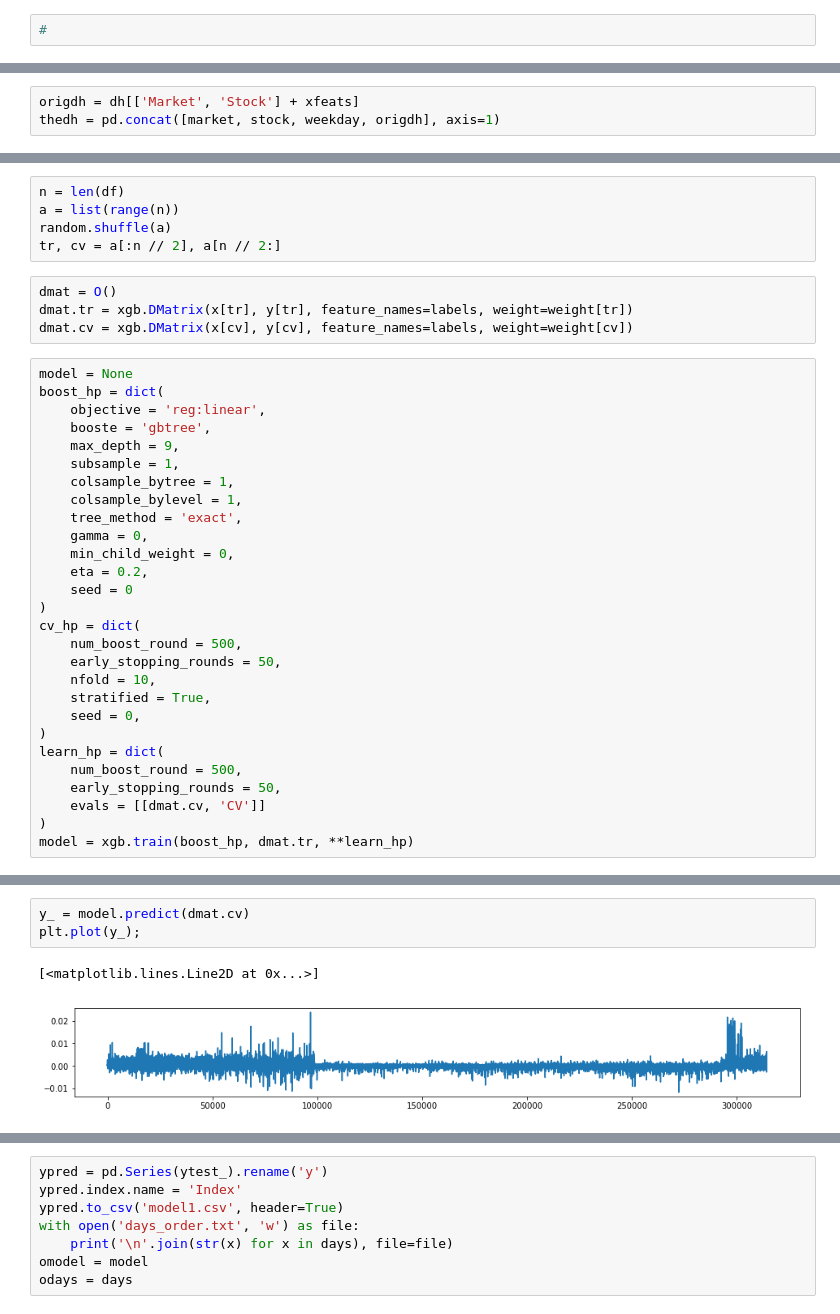
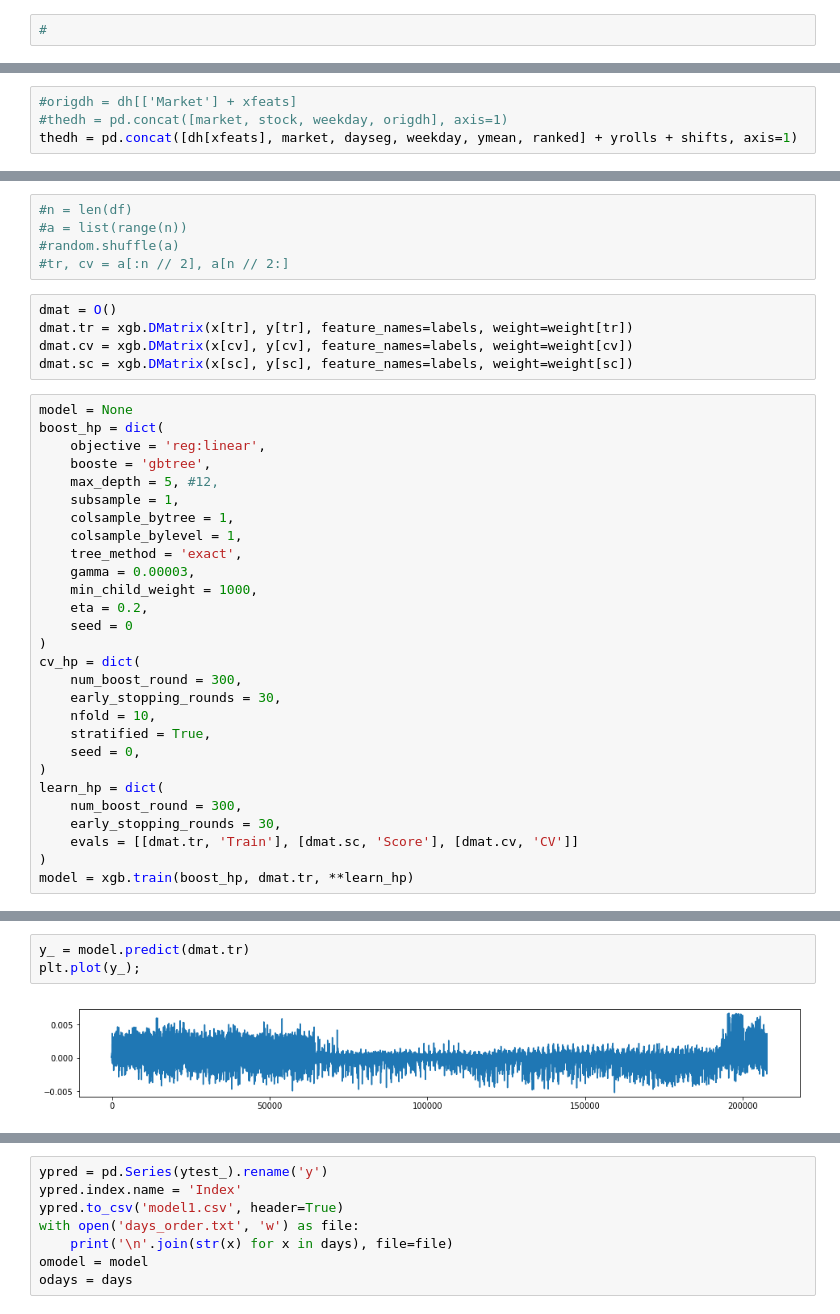
Before and after one commit to yumichael/g-research-ffc2018, a Jupyter notebook: leggo.ipynb, the cells around one changed output, grey strips where cells are left out. Drawn from its saved outputs; the diff is of its cells as text.

Commit message:
(1) day segmentation (2) random stock partition (3) rolling y mean (4) IN PROG combos of prev features

```diff
--- a/leggo.ipynb
+++ b/leggo.ipynb
@@ -109,6 +180,7 @@ tr, cv = df.Day.isin(days_a), df.Day.isin(days_b)
 # %%
-origdh = dh[['Market', 'Stock'] + xfeats]
-thedh = pd.concat([market, stock, weekday, origdh], axis=1)
+#origdh = dh[['Market'] + xfeats]
+#thedh = pd.concat([market, stock, weekday, origdh], axis=1)
+thedh = pd.concat([dh[xfeats], market, dayseg, weekday, ymean, ranked] + yrolls + shifts, axis=1)
 # %%
 xdf = thedh.iloc[:N_TRAIN]
 labels = list(xdf.columns)
@@ -118,39 +190,40 @@ y = df.y.values
 weight = df.Weight.values
 # %%
-n = len(df)
-a = list(range(n))
-random.shuffle(a)
-tr, cv = a[:n // 2], a[n // 2:]
+#n = len(df)
+#a = list(range(n))
+#random.shuffle(a)
+#tr, cv = a[:n // 2], a[n // 2:]
 # %%
 dmat = O()
 dmat.tr = xgb.DMatrix(x[tr], y[tr], feature_names=labels, weight=weight[tr])
 dmat.cv = xgb.DMatrix(x[cv], y[cv], feature_names=labels, weight=weight[cv])
+dmat.sc = xgb.DMatrix(x[sc], y[sc], feature_names=labels, weight=weight[sc])
 # %%
 model = None
 boost_hp = dict(
     objective = 'reg:linear',
     booste = 'gbtree',
-    max_depth = 9,
+    max_depth = 5, #12,
     subsample = 1,
     colsample_bytree = 1,
     colsample_bylevel = 1,
     tree_method = 'exact',
-    gamma = 0,
-    min_child_weight = 0,
+    gamma = 0.00003,
+    min_child_weight = 1000,
     eta = 0.2,
     seed = 0
 )
 cv_hp = dict(
-    num_boost_round = 500,
-    early_stopping_rounds = 50,
+    num_boost_round = 300,
+    early_stopping_rounds = 30,
     nfold = 10,
     stratified = True,
     seed = 0,
 )
 learn_hp = dict(
-    num_boost_round = 500,
-    early_stopping_rounds = 50,
-    evals = [[dmat.cv, 'CV']]
+    num_boost_round = 300,
+    early_stopping_rounds = 30,
+    evals = [[dmat.tr, 'Train'], [dmat.sc, 'Score'], [dmat.cv, 'CV']]
 )
 model = xgb.train(boost_hp, dmat.tr, **learn_hp)
 # %% [output]
@@ -174,6 +247,5 @@ Stopping. Best iteration:
 # %%
-y_ = model.predict(dmat.cv)
+y_ = model.predict(dmat.tr)
 plt.plot(y_);
 # %% [output]
-[<matplotlib.lines.Line2D at 0x...>]
-[figure, old version]
+[figure, new version]
```
Also changed, not shown: parts of 26 cells of this notebook, 1 other file.
